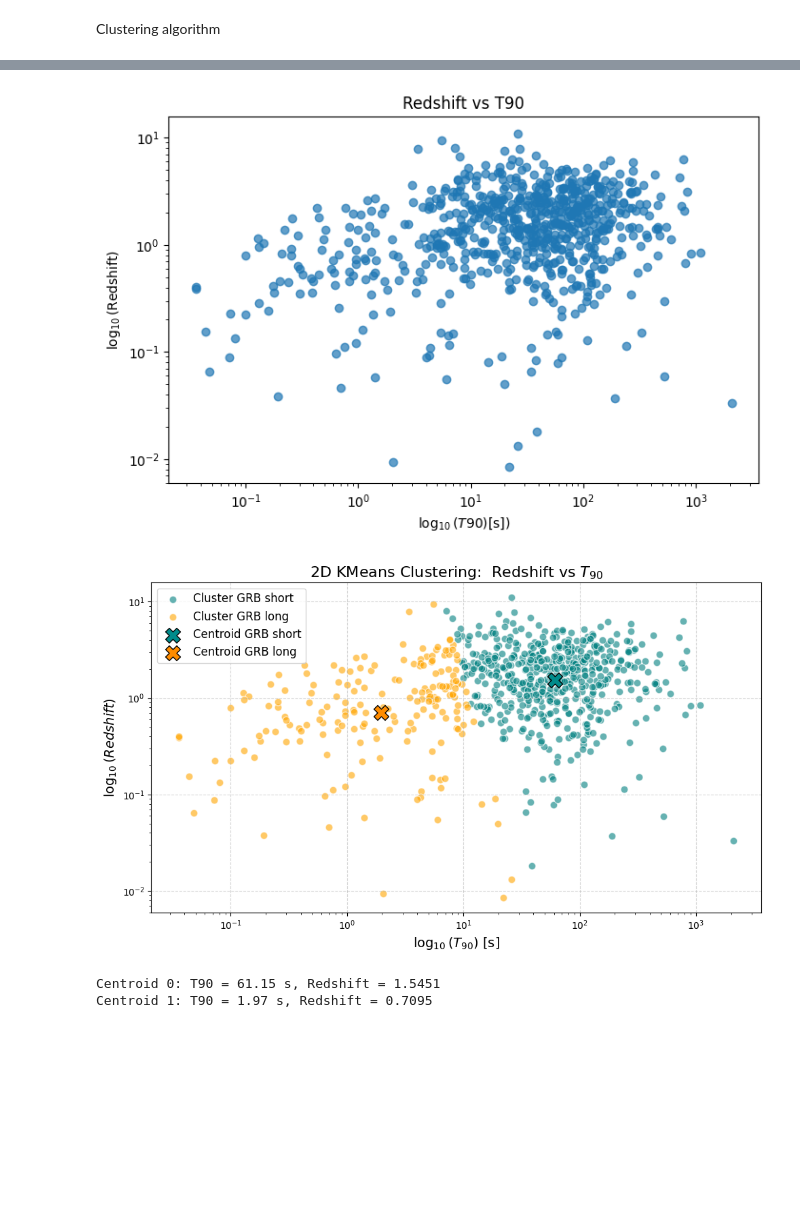
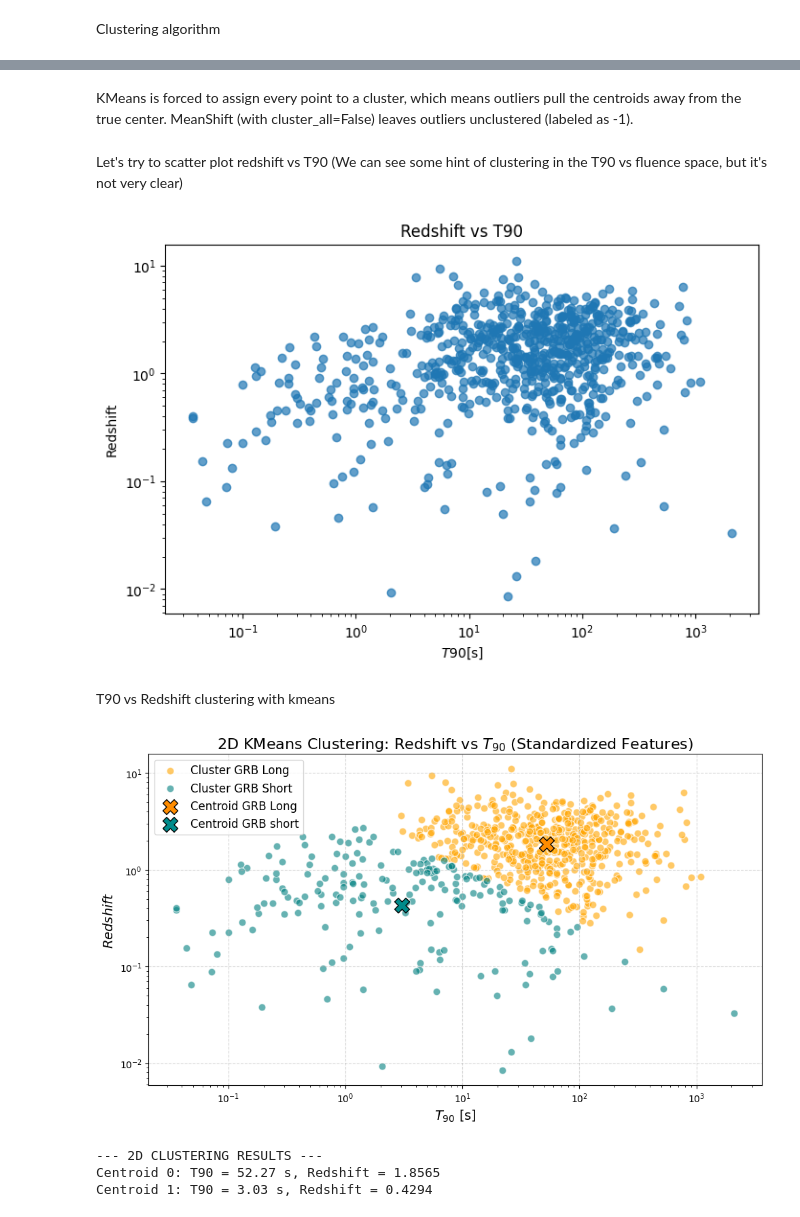
Before and after one commit to tgrisetti/astrostatistics_bicocca_2025, a Jupyter notebook: working/S14.ipynb, the cells around one changed output, grey strips where cells are left out. Cells and saved outputs as stored; diff of their text form; code cells hidden in the pictures; blank space fills up the shorter version.

```diff
--- a/working/S14.ipynb
+++ b/working/S14.ipynb
@@ -328,7 +360,8 @@ Fraction of points assigned to no cluster: 0.4434
+# %% [markdown]
+KMeans is forced to assign every point to a cluster, which means outliers pull the centroids away from the true center. MeanShift (with cluster_all=False) leaves outliers unclustered (labeled as -1).
+# %% [markdown]
+Let's try to scatter plot redshift vs T90 (We can see some hint of clustering in the T90 vs fluence space, but it's not very clear)
 # %%
-# We can see some hint of clustering in the T90 vs fluence space, but it's not very clear.
-# Let's try to scatter plot redshift vs T90
-
 # Consider only the point with non null values of both Redshift and t90
 valid_value = (grb['T90'] > 0) & (grb['redshift'] > 0)
 
@@ -341,57 +374,65 @@ plt.figure(figsize=(8, 5))
 plt.scatter(valid_t90_red, valid_redshift, alpha=0.7)
 plt.xscale("log")
 plt.xlabel(r"$T90$[s]")
-plt.ylabel(r"$Redshift")
+plt.ylabel(r"Redshift")
 plt.yscale("log")
 plt.title('Redshift vs T90')
 plt.show()
 # %% [output]
-[figure, old version]
+[figure, new version]
+# %% [markdown]
+T90 vs Redshift clustering with kmeans
 # %%
-# T90 vs Redshift clustering with kmeans
+# Log Transformation
+log_t90_2d = np.log10(valid_t90_red)
+log_red_2d = np.log10(valid_redshift)
+X_2d = np.column_stack((log_t90_2d, log_red_2d))
 
+# Scale data before using K-means
+scaler_2d = preprocessing.StandardScaler()
+X_2d_scaled = scaler_2d.fit_transform(X_2d)
 
-log_t90_red = np.log10(valid_t90_red)
-log_redshift = np.log10(valid_redshift)
-
-#create an array with both measuerement
-X_2d = np.column_stack((log_t90_red, log_redshift))
-
-# Kmeans in 2D space
-kmeans_2d = KMeans(n_clusters=2, n_init='auto', random_state=42)
-kmeans_2d.fit(X_2d)
+# K-Means in 2D space
+kmeans_2d = KMeans(n_clusters=2, n_init='auto', max_iter=300, random_state=42)
+kmeans_2d.fit(X_2d_scaled)
 
 labels_2d = kmeans_2d.labels_
-centers_2d = kmeans_2d.cluster_centers_
+centers_2d_scaled = kmeans_2d.cluster_centers_
 
-# scatter Plot
+# Inverse Transform centroids back from "Standardized" space to "Log" space
+centers_2d_log = scaler_2d.inverse_transform(centers_2d_scaled)
+
+# Scatter Plot
 plt.figure(figsize=(10, 6))
 
+# Plot the individual GRBs
 plt.scatter(10**X_2d[labels_2d == 0, 0], 10**X_2d[labels_2d == 0, 1],
-            alpha=0.6, c='teal', edgecolors='w', s=60, label='Cluster GRB short')
+            alpha=0.6, c='orange', edgecolors='w', s=60, label='Cluster GRB Long')
 plt.scatter(10**X_2d[labels_2d == 1, 0], 10**X_2d[labels_2d == 1, 1],
-            alpha=0.6, c='orange', edgecolors='w', s=60, label='Cluster GRB long')
+            alpha=0.6, c='teal', edgecolors='w', s=60, label='Cluster GRB Short')
 
-plt.scatter(10**centers_2d[0, 0], 10**centers_2d[0, 1],
+# Plot the Corrected Centroids
+plt.scatter(10**centers_2d_log[0, 0], 10**centers_2d_log[0, 1],
+            c='darkorange', marker='X', s=250, edgecolors='black', label='Centroid GRB Long')
+plt.scatter(10**centers_2d_log[1, 0], 10**centers_2d_log[1, 1],
             c='darkcyan', marker='X', s=250, edgecolors='black', label='Centroid GRB short')
-plt.scatter(10**centers_2d[1, 0], 10**centers_2d[1, 1],
-            c='darkorange', marker='X', s=250, edgecolors='black', label='Centroid GRB long')
 
 plt.xlabel(r'$T_{90}$ [s]', fontsize=14)
 plt.ylabel(r'$Redshift$', fontsize=14)
-
 plt.xscale('log')
 plt.yscale('log')
-plt.title(r'2D KMeans Clustering:  Redshift vs $T_{90}$', fontsize=16)
+plt.title(r'2D KMeans Clustering: Redshift vs $T_{90}$ (Standardized Features)', fontsize=16)
 plt.grid(True, linestyle='--', alpha=0.5)
 plt.legend(fontsize=12)
 plt.tight_layout()
-
 plt.show()
 
-print(f"Centroid 0: T90 = {10**centers_2d[0, 0]:.2f} s, Redshift = {10**centers_2d[0, 1]:.4f}")
-print(f"Centroid 1: T90 = {10**centers_2d[1, 0]:.2f} s, Redshift = {10**centers_2d[1, 1]:.4f}")
+# Final Results
+print("--- 2D CLUSTERING RESULTS ---")
+print(f"Centroid 0: T90 = {10**centers_2d_log[0, 0]:.2f} s, Redshift = {10**centers_2d_log[0, 1]:.4f}")
+print(f"Centroid 1: T90 = {10**centers_2d_log[1, 0]:.2f} s, Redshift = {10**centers_2d_log[1, 1]:.4f}")
 # %% [output]
-[figure, old version]
+[figure, new version]
-Centroid 0: T90 = 61.15 s, Redshift = 1.5451
-Centroid 1: T90 = 1.97 s, Redshift = 0.7095
+--- 2D CLUSTERING RESULTS ---
+Centroid 0: T90 = 52.27 s, Redshift = 1.8565
+Centroid 1: T90 = 3.03 s, Redshift = 0.4294
```
Also changed, not shown: parts of 18 cells of this notebook.
